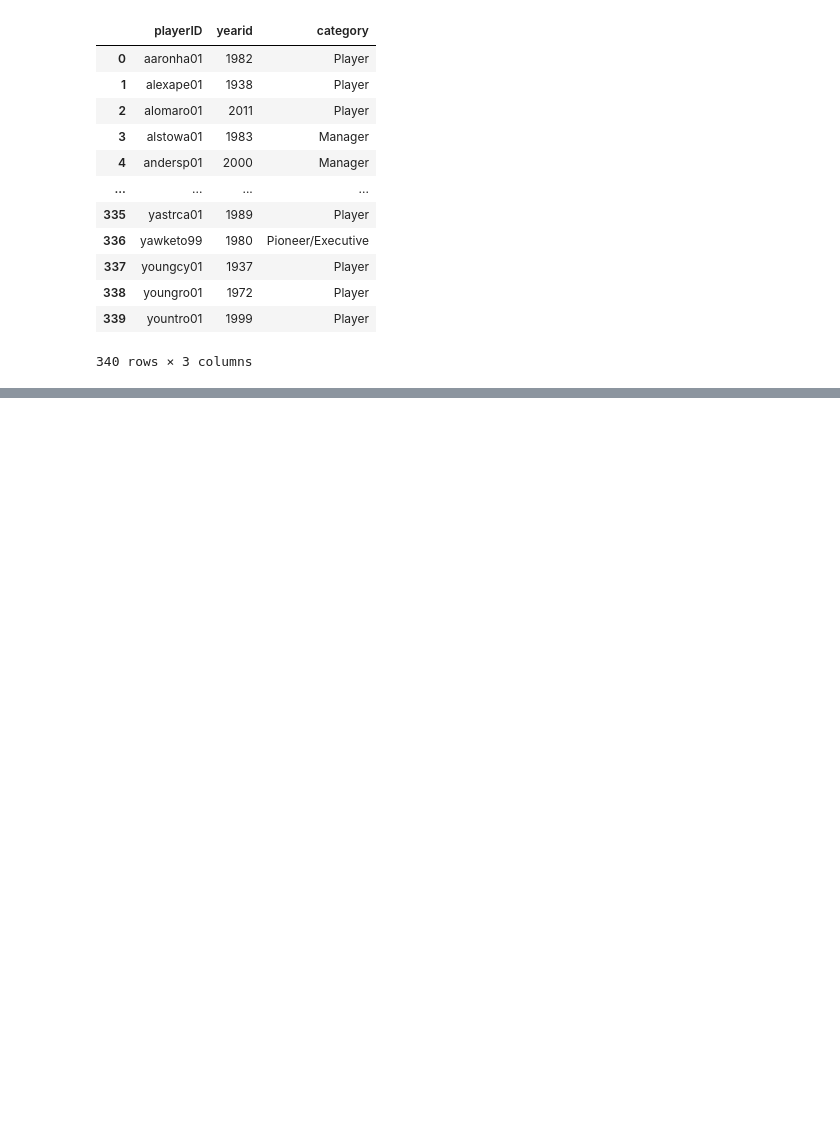
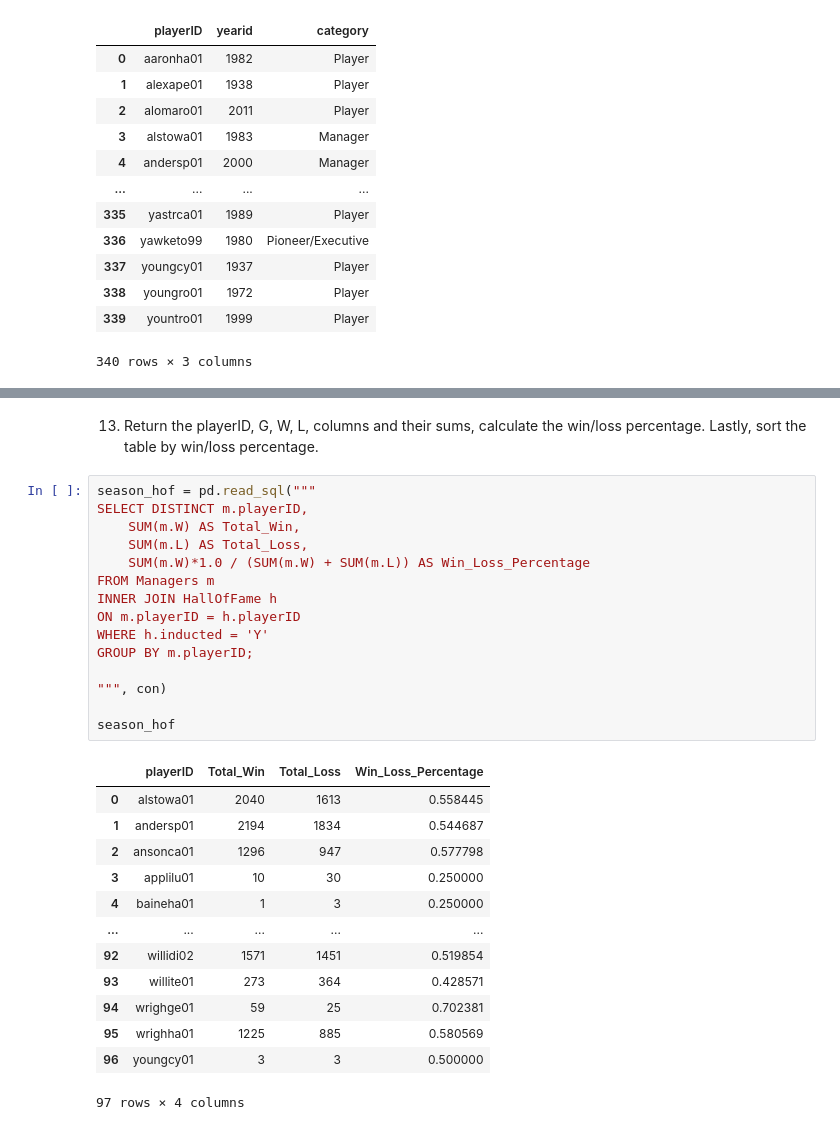
Before and after one commit to bingxiaochen/ST554, a Jupyter notebook: ST_554_HW5_.ipynb, the cells around one changed output, grey strips where cells are left out. Saved outputs shown, nothing was run; the diff lists cells and outputs as text; blank space fills up the shorter version.

```diff
--- a/ST_554_HW5_.ipynb
+++ b/ST_554_HW5_.ipynb
@@ -222,0 +290,31 @@ pd.read_sql("SELECT playerID, yearid, category FROM HallOfFame WHERE inducted =
+# %% [markdown]
+13. Return the playerID, G, W, L, columns and their sums, calculate the win/loss percentage. Lastly, sort the table by win/loss percentage.
+# %%
+season_hof = pd.read_sql("""
+SELECT DISTINCT m.playerID,
+    SUM(m.W) AS Total_Win,
+    SUM(m.L) AS Total_Loss,
+    SUM(m.W)*1.0 / (SUM(m.W) + SUM(m.L)) AS Win_Loss_Percentage
+FROM Managers m
+INNER JOIN HallOfFame h
+ON m.playerID = h.playerID
+WHERE h.inducted = 'Y'
+GROUP BY m.playerID;
+
+""", con)
+
+season_hof
+# %% [output]
+|  | playerID | Total_Win | Total_Loss | Win_Loss_Percentage |
+| 0 | alstowa01 | 2040 | 1613 | 0.558445 |
+| 1 | andersp01 | 2194 | 1834 | 0.544687 |
+| 2 | ansonca01 | 1296 | 947 | 0.577798 |
+| 3 | applilu01 | 10 | 30 | 0.250000 |
+| 4 | baineha01 | 1 | 3 | 0.250000 |
+| ... | ... | ... | ... | ... |
+| 92 | willidi02 | 1571 | 1451 | 0.519854 |
+| 93 | willite01 | 273 | 364 | 0.428571 |
+| 94 | wrighge01 | 59 | 25 | 0.702381 |
+| 95 | wrighha01 | 1225 | 885 | 0.580569 |
+| 96 | youngcy01 | 3 | 3 | 0.500000 |
+97 rows × 4 columns
```
Also changed, not shown: parts of 15 cells of this notebook.
